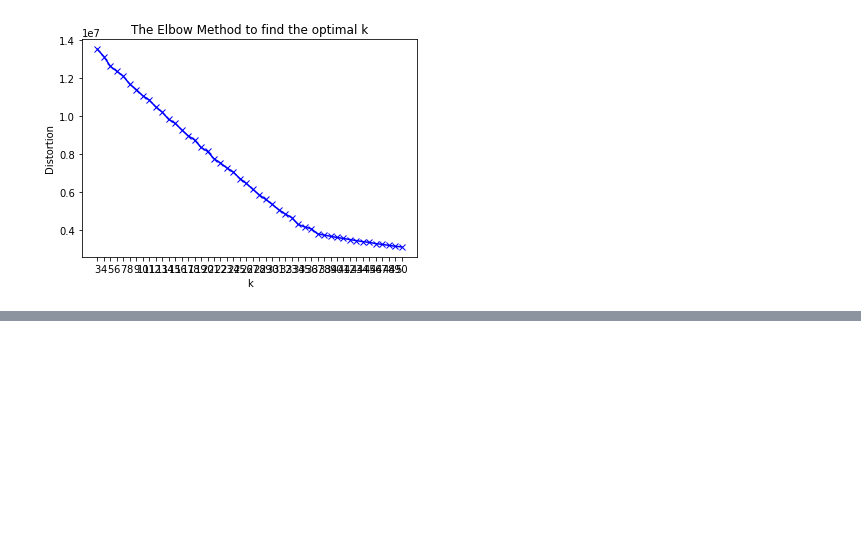
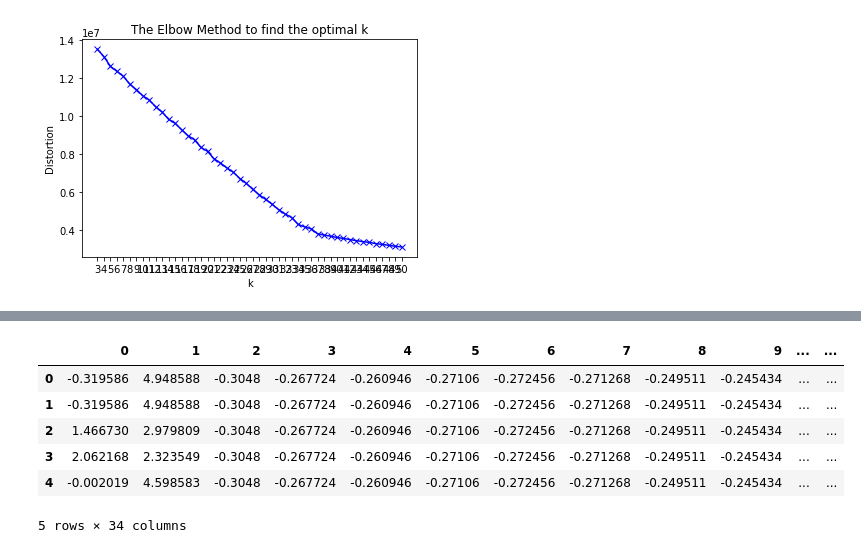
Before and after one commit to AlessandroBiagi/DataScienceProjects, a Jupyter notebook: Future_Sales/scripts/Predict_Future_Sales.ipynb, the cells around one changed output, grey strips where cells are left out. Cells and saved outputs as stored; diff of their text form; code cells hidden in the pictures; blank space fills up the shorter version.

```diff
--- a/Future_Sales/scripts/Predict_Future_Sales.ipynb
+++ b/Future_Sales/scripts/Predict_Future_Sales.ipynb
@@ -1363,9 +1363,9 @@ plt.show()
 # %% [output]
 [figure]
 # %%
-clusters_num = 35
+clusters_num = 37
 
-kmeans = cl.KMeans(n_clusters=clusters_num)
+kmeans = cl.KMeans(n_clusters=clusters_num, random_state=123)
 scaler = StandardScaler().fit(df_clusters_ready)
 df_stand= scaler.fit_transform(df_clusters_ready)
 df_stand = pd.DataFrame(df_stand, columns = df_clusters_ready.columns)
@@ -1374,0 +1391,10 @@ y_kmeans = kmeans.predict(df_stand)
+# %%
+df_stand.head()
+# %% [output]
+|  | 0 | 1 | 2 | 3 | 4 | 5 | 6 | 7 | 8 | 9 | ... | ... |
+| 0 | -0.319586 | 4.948588 | -0.3048 | -0.267724 | -0.260946 | -0.27106 | -0.272456 | -0.271268 | -0.249511 | -0.245434 | ... | ... |
+| 1 | -0.319586 | 4.948588 | -0.3048 | -0.267724 | -0.260946 | -0.27106 | -0.272456 | -0.271268 | -0.249511 | -0.245434 | ... | ... |
+| 2 | 1.466730 | 2.979809 | -0.3048 | -0.267724 | -0.260946 | -0.27106 | -0.272456 | -0.271268 | -0.249511 | -0.245434 | ... | ... |
+| 3 | 2.062168 | 2.323549 | -0.3048 | -0.267724 | -0.260946 | -0.27106 | -0.272456 | -0.271268 | -0.249511 | -0.245434 | ... | ... |
+| 4 | -0.002019 | 4.598583 | -0.3048 | -0.267724 | -0.260946 | -0.27106 | -0.272456 | -0.271268 | -0.249511 | -0.245434 | ... | ... |
+5 rows × 34 columns
```
Also changed, not shown: parts of 24 cells of this notebook.
